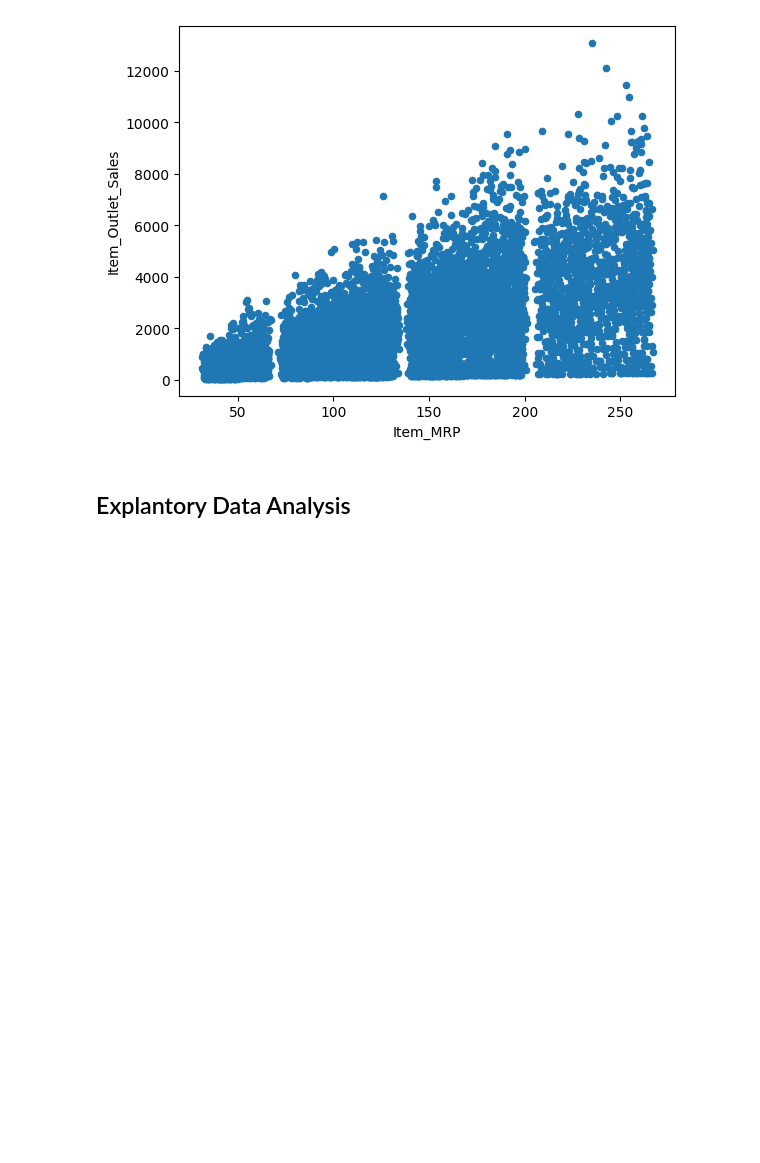
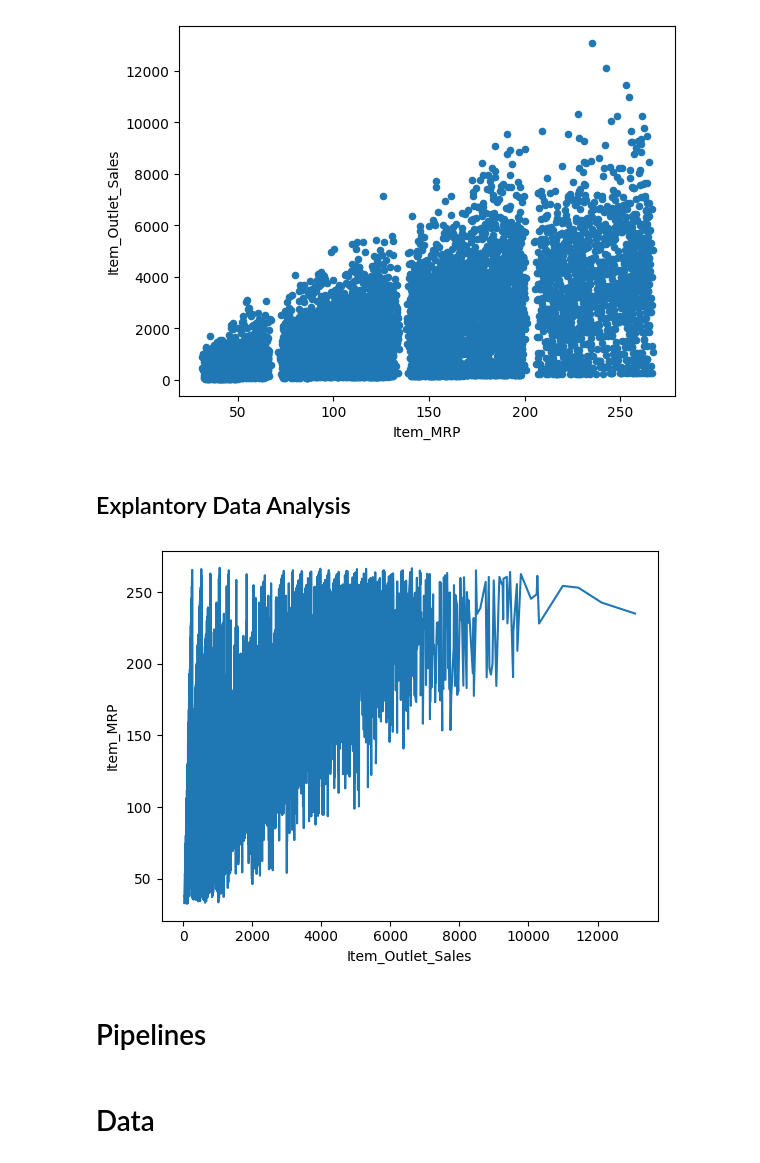
Before and after one commit to mvidales775/Prediction-of-Product-Sales, a Jupyter notebook: Prediction_of_Product_Sales.ipynb, the cells around one changed output. Cells and saved outputs as stored; diff of their text form; code cells hidden in the pictures; blank space fills up the shorter version.

```diff
--- a/Prediction_of_Product_Sales.ipynb
+++ b/Prediction_of_Product_Sales.ipynb
@@ -248,3 +250,16 @@ ax = df.plot(kind='scatter', x='Item_MRP', y='Item_Outlet_Sales');
 [figure]
 # %% [markdown]
 <h2>Explantory Data Analysis</h2>
+# %%
+Item_sales_By_MRP = df.groupby('Item_Outlet_Sales').mean()['Item_MRP']
+Sales = Item_sales_By_MRP.index
+
+fig, ax = plt.subplots()
+ax.plot(Sales, Item_sales_By_MRP);
+ax.set(xlabel='Item_Outlet_Sales', ylabel='Item_MRP');
+# %% [output]
+[figure, added]
+# %% [markdown]
+# Pipelines
+# %% [markdown]
+# Data
```
Also changed, not shown: parts of 25 cells of this notebook.
